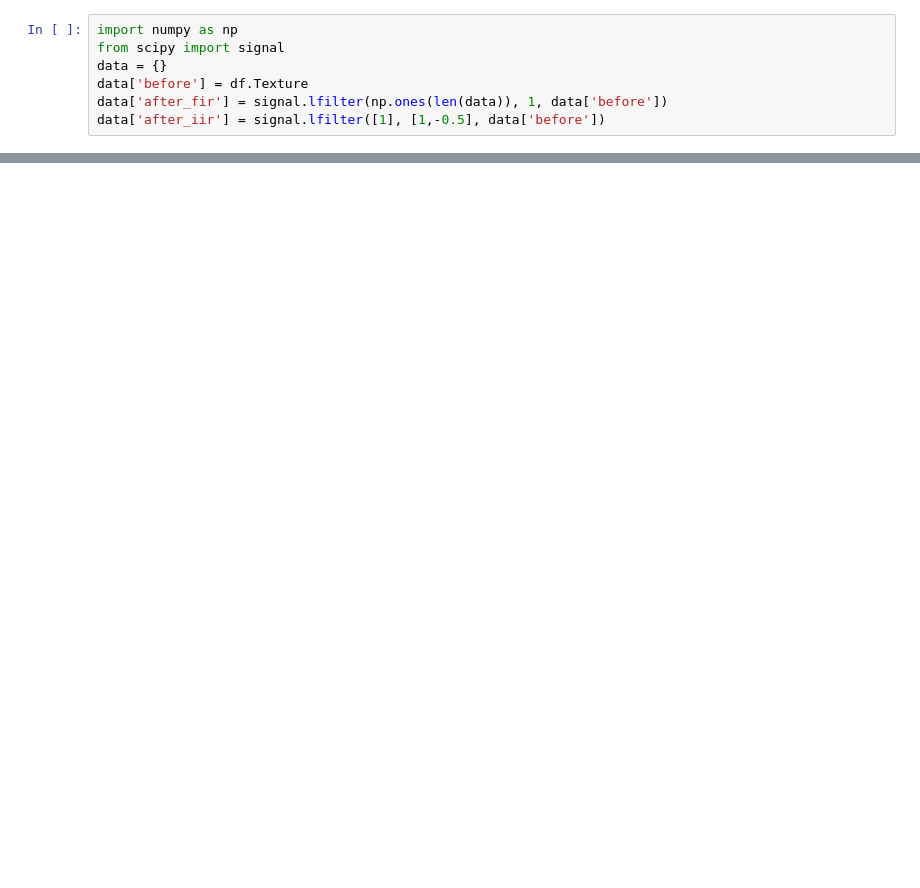
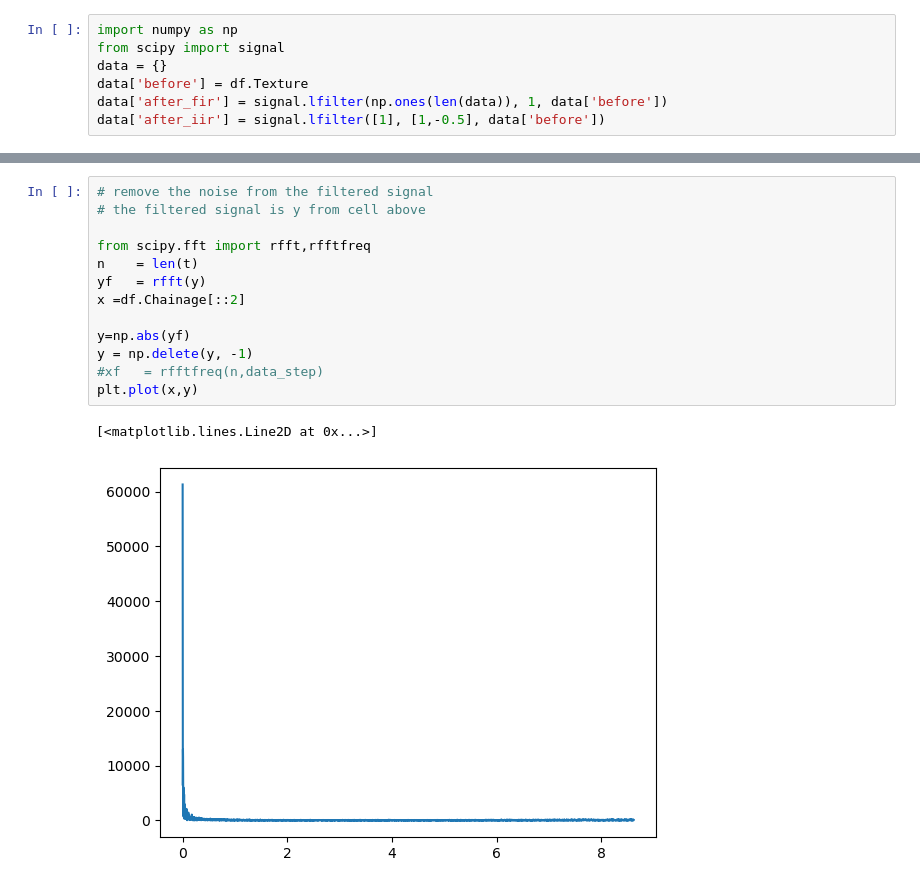
Before and after one commit to rj3838/plates_analysis, a Jupyter notebook: plates_analysis.ipynb, the cells around one changed output, grey strips where cells are left out. Drawn from its saved outputs; the diff is of its cells as text; blank space fills up the shorter version.

```diff
--- a/plates_analysis.ipynb
+++ b/plates_analysis.ipynb
@@ -105,0 +188,16 @@ plt.show()
+# %%
+# remove the noise from the filtered signal
+# the filtered signal is y from cell above
+
+from scipy.fft import rfft,rfftfreq
+n    = len(t)
+yf   = rfft(y)
+x =df.Chainage[::2]
+
+y=np.abs(yf)
+y = np.delete(y, -1)
+#xf   = rfftfreq(n,data_step)
+plt.plot(x,y)
+# %% [output]
+[<matplotlib.lines.Line2D at 0x...>]
+[figure, added]
```
Also changed, not shown: parts of 18 cells of this notebook.
